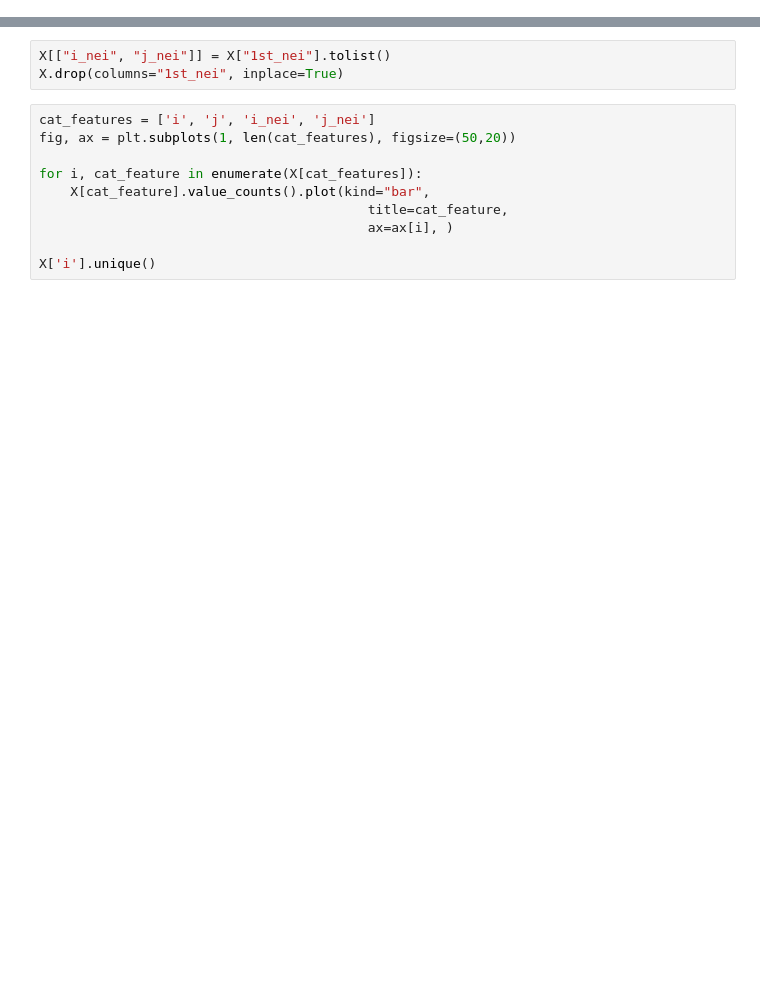
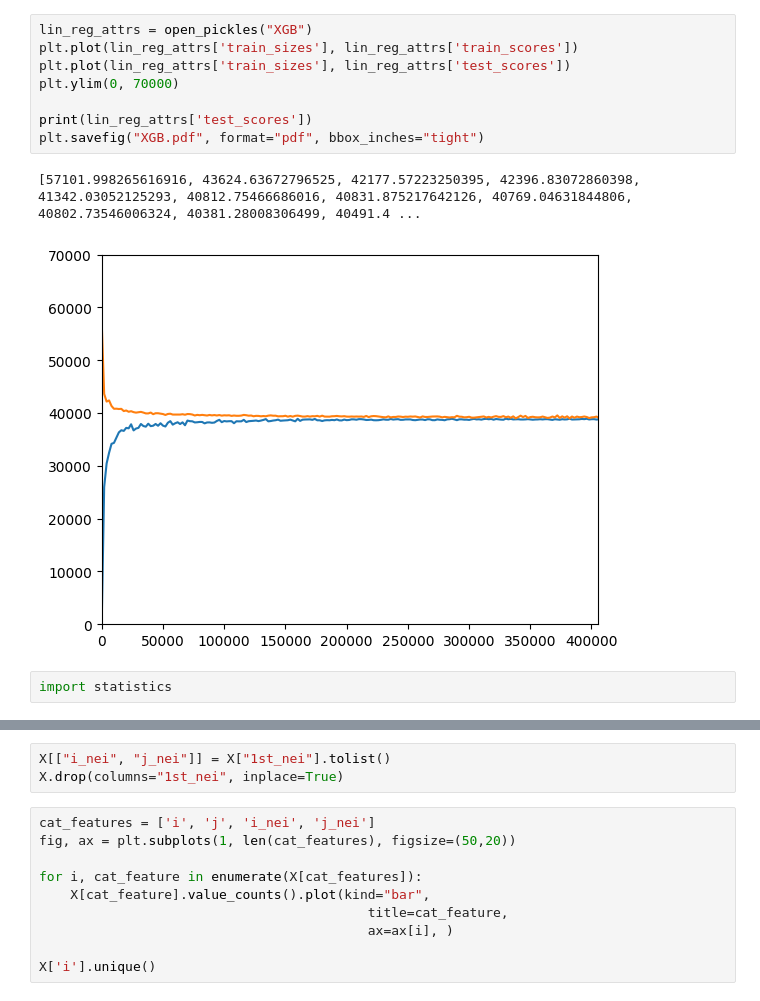
Before and after one commit to OMaraLab/NXMol, a Jupyter notebook: src/model.ipynb, the cells around one changed output, grey strips where cells are left out. Saved outputs shown, nothing was run; the diff lists cells and outputs as text; blank space fills up the shorter version.

```diff
--- a/src/model.ipynb
+++ b/src/model.ipynb
@@ -25,0 +66,13 @@ y = pd.DataFrame(load_Y)
+# %%
+lin_reg_attrs = open_pickles("XGB")
+plt.plot(lin_reg_attrs['train_sizes'], lin_reg_attrs['train_scores'])
+plt.plot(lin_reg_attrs['train_sizes'], lin_reg_attrs['test_scores'])
+plt.ylim(0, 70000)
+
+print(lin_reg_attrs['test_scores'])
+plt.savefig("XGB.pdf", format="pdf", bbox_inches="tight")
+# %% [output]
+[57101.998265616916, 43624.63672796525, 42177.57223250395, 42396.83072860398, 41342.03052125293, 40812.75466686016, 40831.875217642126, 40769.04631844806, 40802.73546006324, 40381.28008306499, 40491.4 ...
+[figure, added]
+# %%
+import statistics
```
Also changed, not shown: parts of 20 cells of this notebook, 5 other files.
